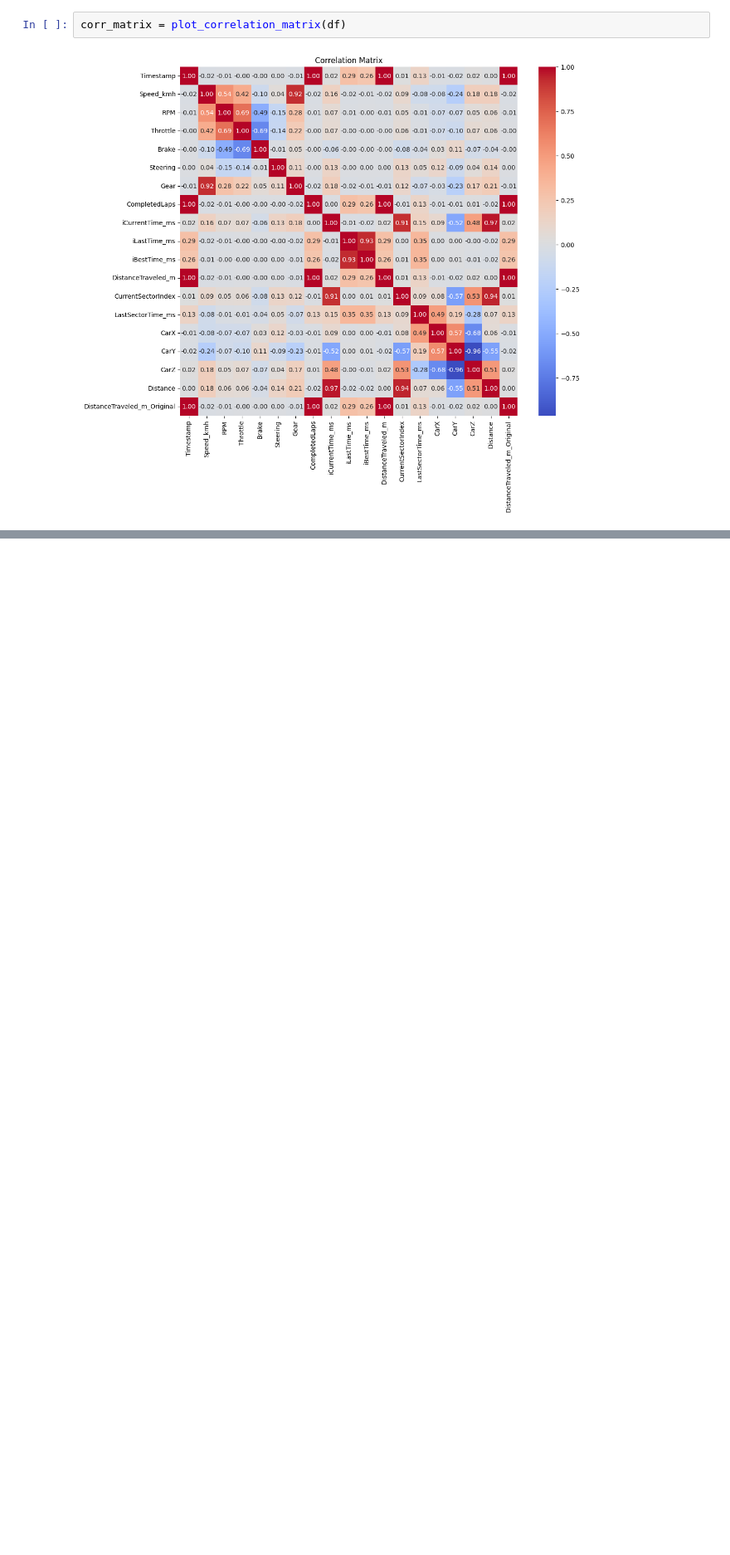
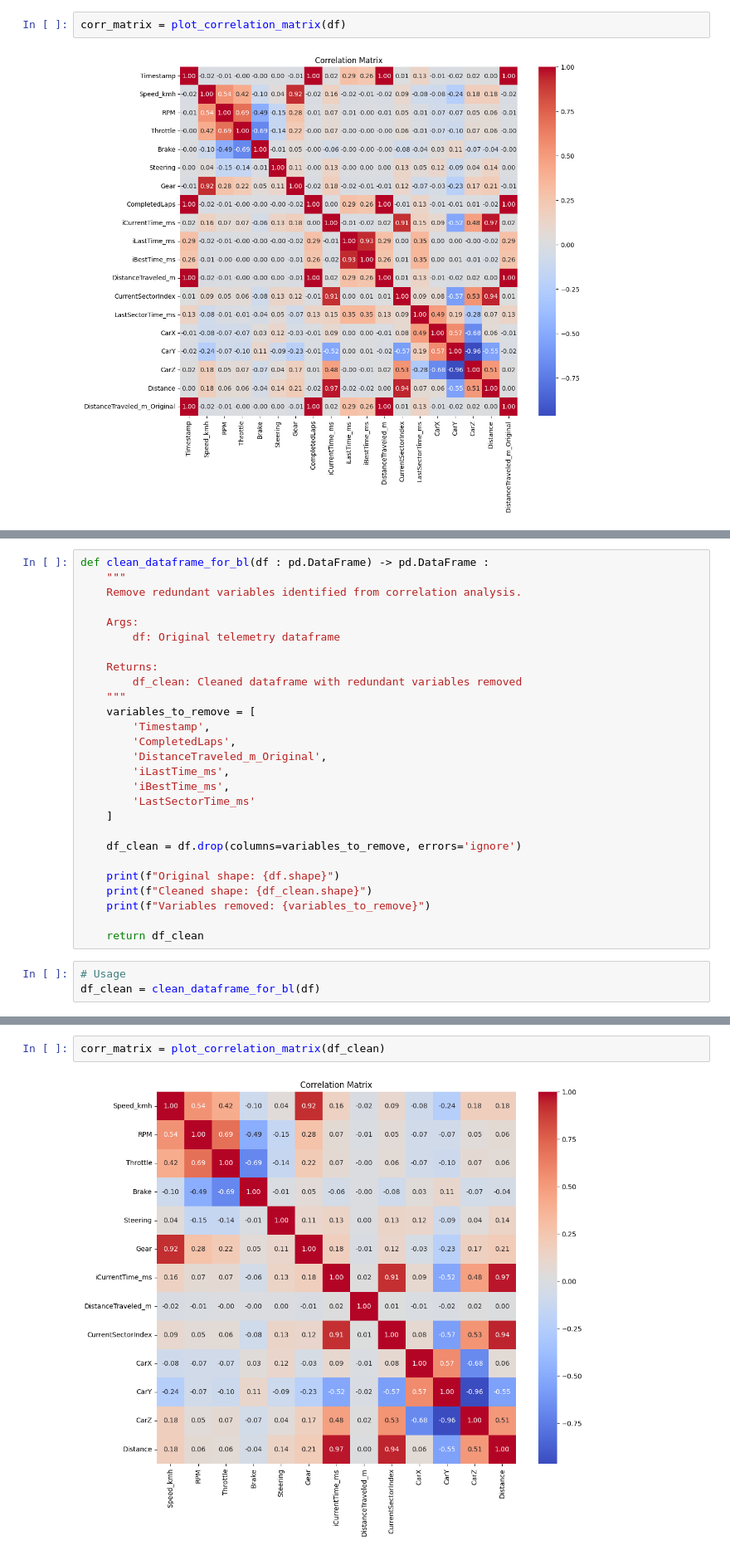
Before and after one commit to VforVitorio/F1_AC_Digital_Twin, a Jupyter notebook: data-analytics/N03_comprehensive_eda.ipynb, the cells around one changed output, grey strips where cells are left out. Shown at 83% size. Cells and saved outputs as stored; diff of their text form; blank space fills up the shorter version.

Commit message:
eliminated variables that are not useful for model training

```diff
--- a/data-analytics/N03_comprehensive_eda.ipynb
+++ b/data-analytics/N03_comprehensive_eda.ipynb
@@ -307,0 +330,30 @@ corr_matrix = plot_correlation_matrix(df)
+# %%
+def clean_dataframe_for_bl(df : pd.DataFrame) -> pd.DataFrame :
+    """
+    Remove redundant variables identified from correlation analysis.
+
+    Args:
+        df: Original telemetry dataframe
+
+    Returns:
+        df_clean: Cleaned dataframe with redundant variables removed
+    """
+    variables_to_remove = [
+        'Timestamp',
+        'CompletedLaps',
+        'DistanceTraveled_m_Original',
+        'iLastTime_ms',
+        'iBestTime_ms',
+        'LastSectorTime_ms'
+    ]
+
+    df_clean = df.drop(columns=variables_to_remove, errors='ignore')
+
+    print(f"Original shape: {df.shape}")
+    print(f"Cleaned shape: {df_clean.shape}")
+    print(f"Variables removed: {variables_to_remove}")
+
+    return df_clean
+# %%
+# Usage
+df_clean = clean_dataframe_for_bl(df)
@@ -307,0 +368,4 @@ corr_matrix = plot_correlation_matrix(df)
+# %%
+corr_matrix = plot_correlation_matrix(df_clean)
+# %% [output]
+[figure, added]
```
Also changed, not shown: parts of 6 cells of this notebook.
